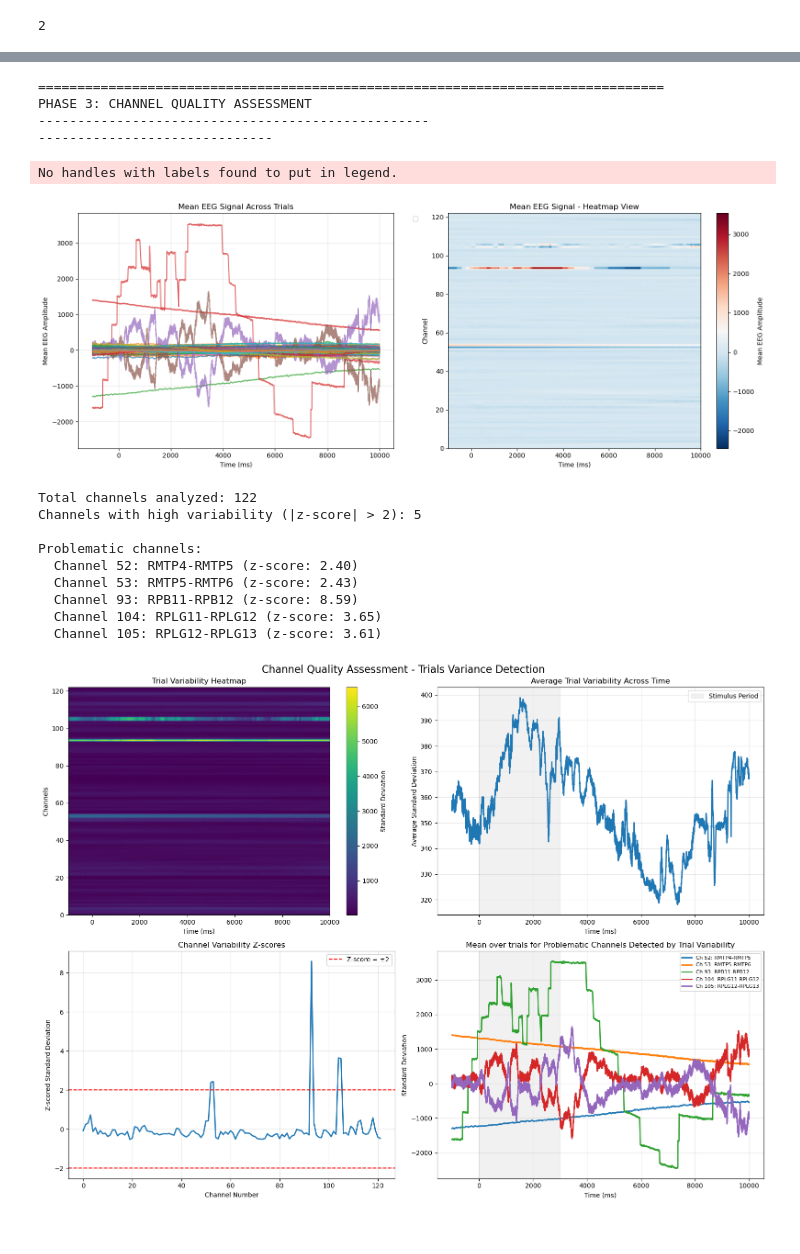
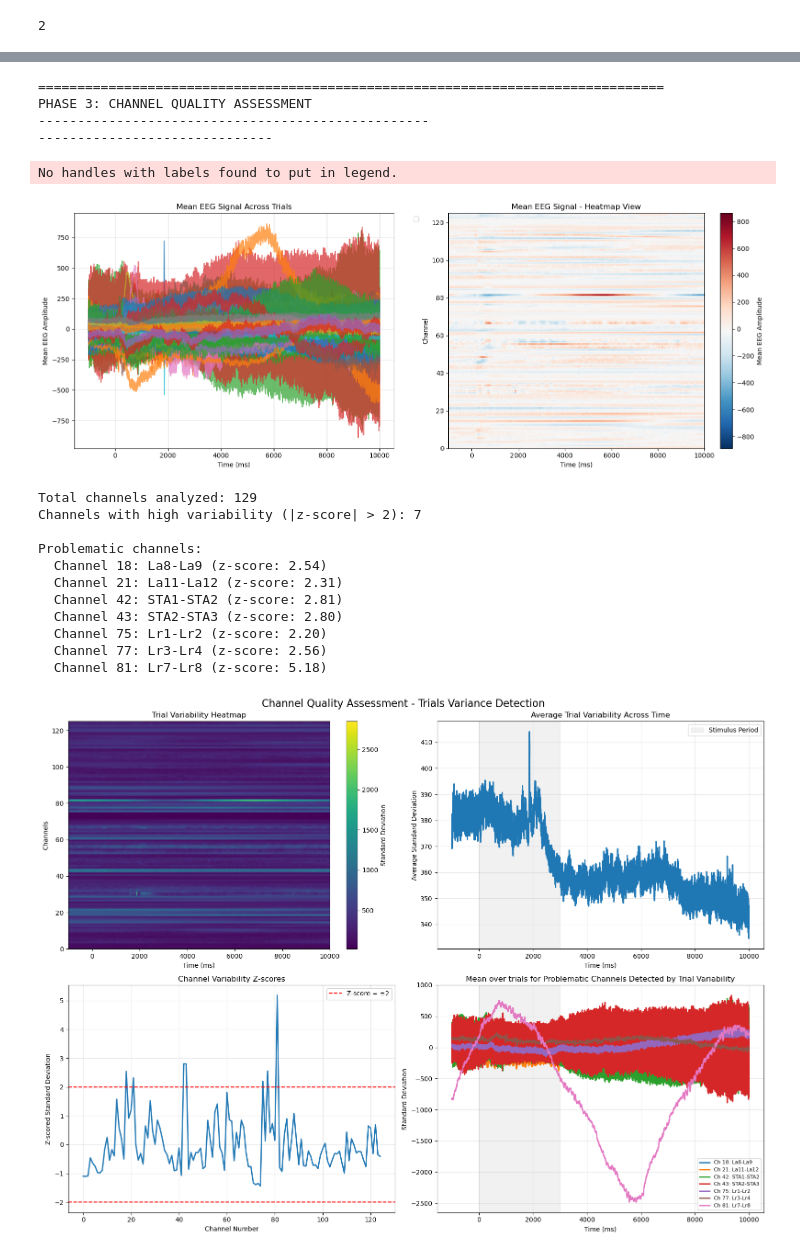
Before and after one commit to caoruoyi/Courier, a Jupyter notebook: Gen_Report-exclude.ipynb, the cells around one changed output, grey strips where cells are left out. Saved outputs shown, nothing was run; the diff lists cells and outputs as text; code cells hidden in the pictures.

Commit message:
this verision add a way to exclude the bed channel and look again

```diff
--- a/Gen_Report-exclude.ipynb
+++ b/Gen_Report-exclude.ipynb
@@ -33,9 +33,9 @@ print(f'{allsubject}')
 # %% [output]
 ['FBG490' 'FBG491' 'FR491' 'R1620J' 'R1653J' 'R1693J' 'R1709J' 'R1724J']
 # %%
-subject ='R1620J'
+subject ='R1709J'
 #bed_channel=[101,103,104,105,106,110,111,145,146]
-bed_channel=[]
+bed_channel=[81,83,84,85]
 df_select_new = df_select[(df_select['subject'] == subject)]
 df_select_new['subject'].unique()
 df_select_new['session'].nunique()
@@ -135,7 +135,7 @@ for i in range(df_select_new['session'].nunique()):
         for ind, list_evs in evs.groupby('trial'): # 'trial' is the aquivalent of a delivery day
             if list_evs['trial'].unique() != -999:
                 list_evs['phase'] = 'nan'
-            if not list_evs[list_evs['type'] == 'TRIAL_START'].index.empty:
+            if not list_evs[list_evs['type'] == 'TRIAL_START'].index.empty and not list_evs[list_evs['type'] == 'TRIAL_END'].index.empty:
                 # find indexes of encoding start and end
                 first_pointing_index = min(list_evs[list_evs['type']=='TRIAL_START'].index)
                 navigation_end_index = min(list_evs[list_evs['type']=='TRIAL_END'].index) - 1
@@ -526,11 +526,10 @@ for i in range(df_select_new['session'].nunique()):
     ax3.set_title('Channel Variability Z-scores')
     ax3.grid(True, alpha=0.3)
     ax3.legend()
-
     # Problematic channels over time
     ax4 = axes[1, 1]
     if len(problematic_channels) > 0:
-        for ch in problematic_channels[:5]:  # Plot up to 5 problematic channels
+        for ch in problematic_channels[:8]:  # Plot up to 8 problematic channels
             if ch < trial_variability.shape[0]:
                 ax4.plot(time_axis, np.mean(eeg_no_encoding[:, ch, :], axis=0),
                         label=f'Ch {ch}: {channels.iloc[ch]["label"] if ch < len(channels) else "Unknown"}',
@@ -545,12 +544,12 @@ for i in range(df_select_new['session'].nunique()):
     plt.tight_layout()
     plt.show()
 
-    timepoint_variance = np.var(eeg_no_encoding, axis=2)  # Shape: (trials, channels) - variance across timepoints
+    timepoint_variance = np.var(eeg_no_encoding[:,channel,:], axis=2)  # Shape: (trials, channels) - variance across timepoints
     trial_averaged_variance = np.mean(timepoint_variance, axis=0)  # Shape: (channels,) - average across trials
 
     # For visualization: compute variance for each channel at each timepoint (averaged across trials)
-    channel_timepoint_variance = np.var(np.mean(eeg_no_encoding, axis=0), axis=1)  # Shape: (channels,) - variance across timepoints for trial-averaged data
-    timepoint_channel_variance = np.var(np.mean(eeg_no_encoding, axis=0), axis=0)  # Shape: (timepoints,) - variance across channels for trial-averaged data
+    channel_timepoint_variance = np.var(np.mean(eeg_no_encoding[:,channel,:], axis=0), axis=1)  # Shape: (channels,) - variance across timepoints for trial-averaged data
+    timepoint_channel_variance = np.var(np.mean(eeg_no_encoding[:,channel,:], axis=0), axis=0)  # Shape: (timepoints,) - variance across channels for trial-averaged data
 
     # Z-score channel variance to identify outliers
     channel_variance_z = zscore(trial_averaged_variance)
@@ -590,7 +589,7 @@ for i in range(df_select_new['session'].nunique()):
     # Problematic channels - timepoint variance profiles
     ax4 = axes[2]
     if len(problematic_channels) > 0:
-        for ch in problematic_channels[:5]:  # Plot up to 5 problematic channels
+        for ch in problematic_channels[:8]:  # Plot up to 8 problematic channels
             if ch < trial_averaged_data.shape[0]:
                 channel_variance_over_time = np.mean(eeg_no_encoding[:, ch, :], axis=0)  # Variance across trials at each timepoint
                 ax4.plot(time_axis, channel_variance_over_time,
@@ -659,16 +658,18 @@ START: 1 / 1 - PASS
 ================================================================================
 PHASE 3: CHANNEL QUALITY ASSESSMENT
 --------------------------------------------------
 ------------------------------
 No handles with labels found to put in legend.
-[figure, old version]
+[figure, new version]
-Total channels analyzed: 122
-Channels with high variability (|z-score| > 2): 5
+Total channels analyzed: 129
+Channels with high variability (|z-score| > 2): 7
 
 Problematic channels:
-  Channel 52: RMTP4-RMTP5 (z-score: 2.40)
-  Channel 53: RMTP5-RMTP6 (z-score: 2.43)
-  Channel 93: RPB11-RPB12 (z-score: 8.59)
-  Channel 104: RPLG11-RPLG12 (z-score: 3.65)
-  Channel 105: RPLG12-RPLG13 (z-score: 3.61)
+  Channel 18: La8-La9 (z-score: 2.54)
+  Channel 21: La11-La12 (z-score: 2.31)
+  Channel 42: STA1-STA2 (z-score: 2.81)
+  Channel 43: STA2-STA3 (z-score: 2.80)
+  Channel 75: Lr1-Lr2 (z-score: 2.20)
+  Channel 77: Lr3-Lr4 (z-score: 2.56)
+  Channel 81: Lr7-Lr8 (z-score: 5.18)
-[figure, old version]
+[figure, new version]
```
Also changed, not shown: parts of 1 cell of this notebook.
